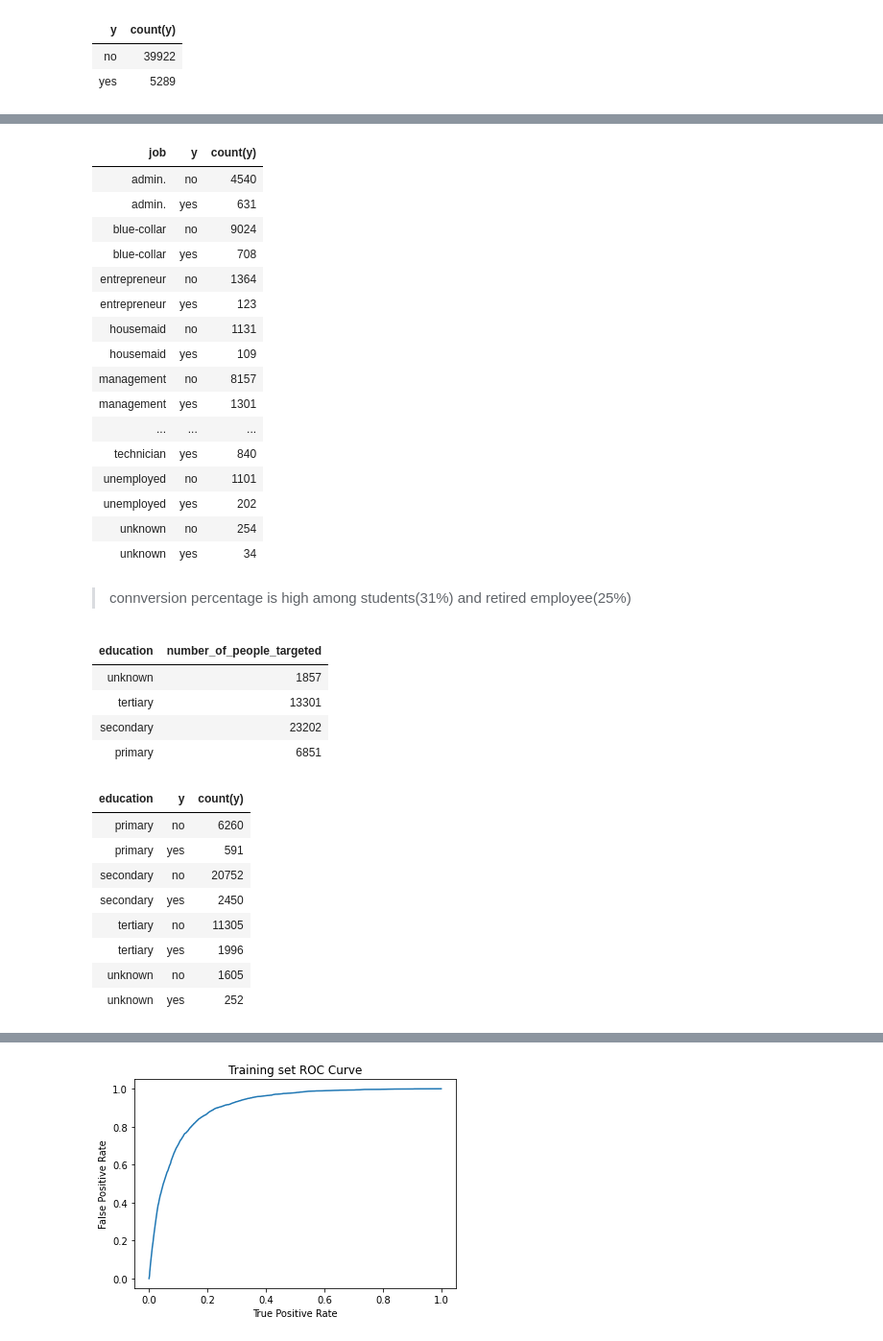
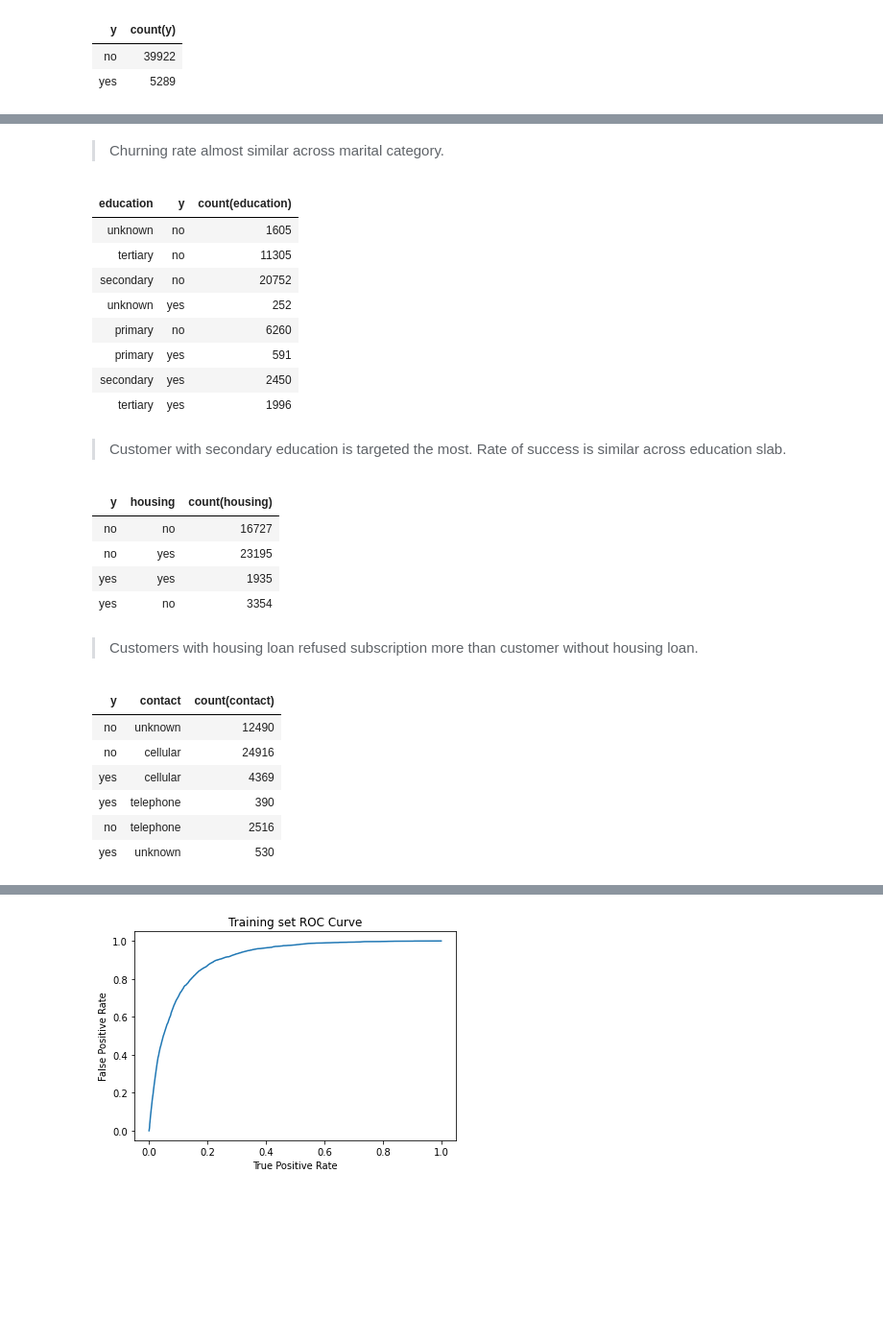
Before and after one commit to shitab16/bank-marketing-databricks, a Jupyter notebook: bankmarketing.ipynb, the cells around one changed output, grey strips where cells are left out. Shown: that part at 96% size. Cells and saved outputs as stored; diff of their text form; code cells hidden in the pictures; blank space fills up the shorter version.

```diff
--- a/bankmarketing.ipynb
+++ b/bankmarketing.ipynb
@@ -123,53 +94,45 @@ GROUP BY job
+# %% [markdown]
+> Churning rate almost similar across marital category.
 # %%
 %sql
-SELECT job,y, count(y)
+SELECT education,y, count(education)
 FROM data
-GROUP BY job,y
-ORDER BY job,y
+GROUP BY education,y
 # %% [output]
-| job | y | count(y) |
-| admin. | no | 4540 |
-| admin. | yes | 631 |
-| blue-collar | no | 9024 |
-| blue-collar | yes | 708 |
-| entrepreneur | no | 1364 |
-| entrepreneur | yes | 123 |
-| housemaid | no | 1131 |
-| housemaid | yes | 109 |
-| management | no | 8157 |
-| management | yes | 1301 |
-| ... | ... | ... |
-| technician | yes | 840 |
-| unemployed | no | 1101 |
-| unemployed | yes | 202 |
-| unknown | no | 254 |
-| unknown | yes | 34 |
+| education | y | count(education) |
+| unknown | no | 1605 |
+| tertiary | no | 11305 |
+| secondary | no | 20752 |
+| unknown | yes | 252 |
+| primary | no | 6260 |
+| primary | yes | 591 |
+| secondary | yes | 2450 |
+| tertiary | yes | 1996 |
-# %% [markdown]
-> connversion percentage is high among students(31%) and retired employee(25%)
+# %% [markdown]
+> Customer with secondary education is targeted the most. Rate of success is similar across education slab.
 # %%
 %sql
-SELECT education, count(education) as number_of_people_targeted
+SELECT y,housing, count(housing)
 FROM data
-GROUP BY education
+GROUP BY y, housing
 # %% [output]
-| education | number_of_people_targeted |
-| unknown | 1857 |
-| tertiary | 13301 |
-| secondary | 23202 |
-| primary | 6851 |
+| y | housing | count(housing) |
+| no | no | 16727 |
+| no | yes | 23195 |
+| yes | yes | 1935 |
+| yes | no | 3354 |
+# %% [markdown]
+> Customers with housing loan refused subscription more than customer without housing loan.
 # %%
 %sql
-SELECT education,y, count(y)
+SELECT y,contact, count(contact)
 FROM data
-GROUP BY education,y
-ORDER BY education,y
+GROUP BY y, contact
 # %% [output]
-| education | y | count(y) |
-| primary | no | 6260 |
-| primary | yes | 591 |
-| secondary | no | 20752 |
-| secondary | yes | 2450 |
-| tertiary | no | 11305 |
-| tertiary | yes | 1996 |
-| unknown | no | 1605 |
-| unknown | yes | 252 |
+| y | contact | count(contact) |
+| no | unknown | 12490 |
+| no | cellular | 24916 |
+| yes | cellular | 4369 |
+| yes | telephone | 390 |
+| no | telephone | 2516 |
+| yes | unknown | 530 |
```
Also changed, not shown: parts of 28 cells of this notebook, 5 other files.
